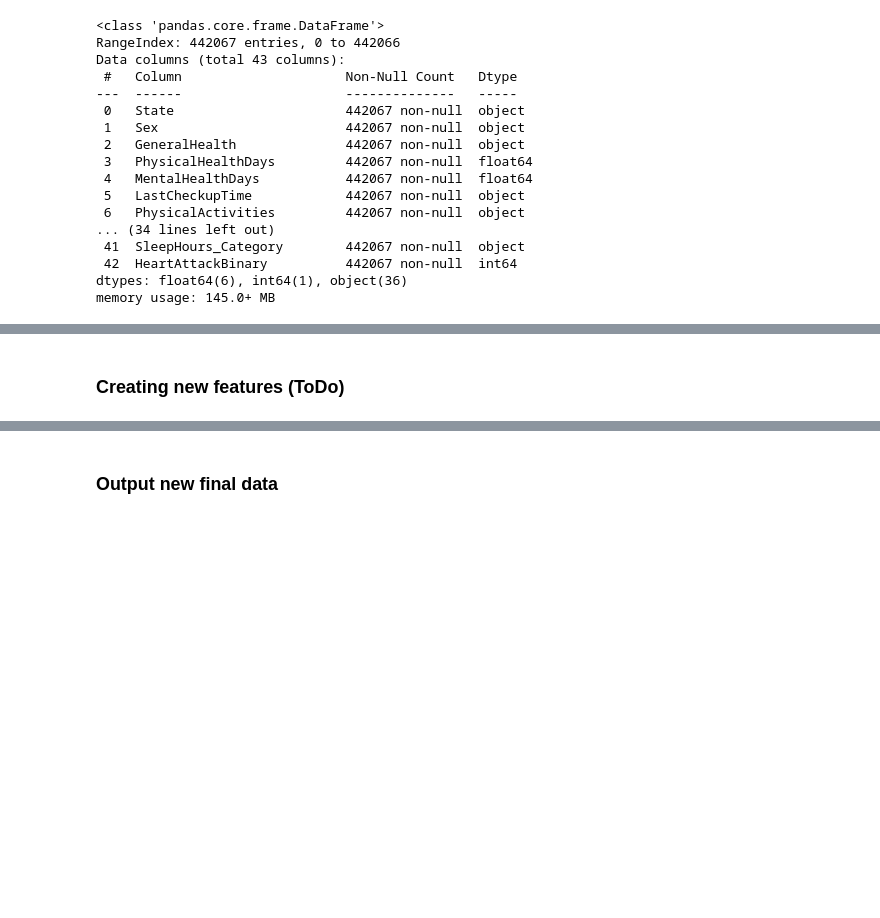
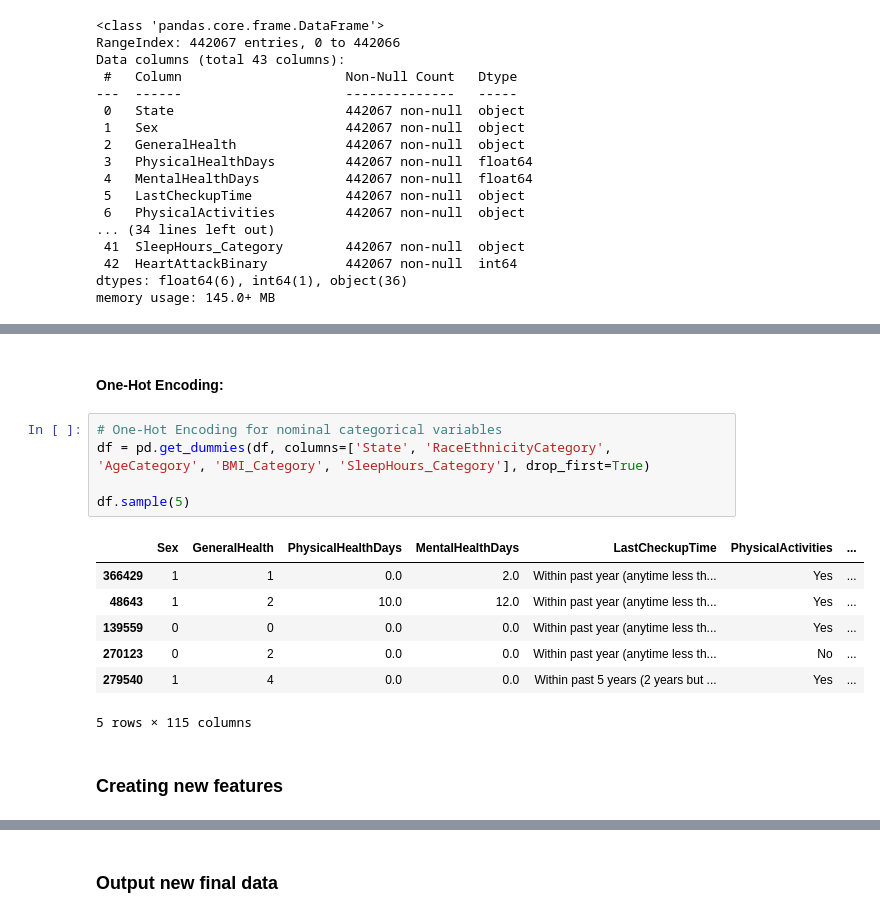
Before and after one commit to MaxChiu1122/ML-Project-with-Cathay-Life, a Jupyter notebook: notebooks/02_feature_engineering.ipynb, the cells around one changed output, grey strips where cells are left out. Saved outputs shown, nothing was run; the diff lists cells and outputs as text; blank space fills up the shorter version.

```diff
--- a/notebooks/02_feature_engineering.ipynb
+++ b/notebooks/02_feature_engineering.ipynb
@@ -93,2 +90,17 @@ df.sample(5)
+# %% [markdown]
+#### One-Hot Encoding:
+# %%
+# One-Hot Encoding for nominal categorical variables
+df = pd.get_dummies(df, columns=['State', 'RaceEthnicityCategory', 'AgeCategory', 'BMI_Category', 'SleepHours_Category'], drop_first=True)
+
+df.sample(5)
+# %% [output]
+|  | Sex | GeneralHealth | PhysicalHealthDays | MentalHealthDays | LastCheckupTime | PhysicalActivities | ... |
+| 366429 | 1 | 1 | 0.0 | 2.0 | Within past year (anytime less th... | Yes | ... |
+| 48643 | 1 | 2 | 10.0 | 12.0 | Within past year (anytime less th... | Yes | ... |
+| 139559 | 0 | 0 | 0.0 | 0.0 | Within past year (anytime less th... | Yes | ... |
+| 270123 | 0 | 2 | 0.0 | 0.0 | Within past year (anytime less th... | No | ... |
+| 279540 | 1 | 4 | 0.0 | 0.0 | Within past 5 years (2 years but ... | Yes | ... |
+5 rows × 115 columns
 # %% [markdown]
-### Creating new features (ToDo)
+### Creating new features
```
Also changed, not shown: parts of 15 cells of this notebook, 4 other files.
